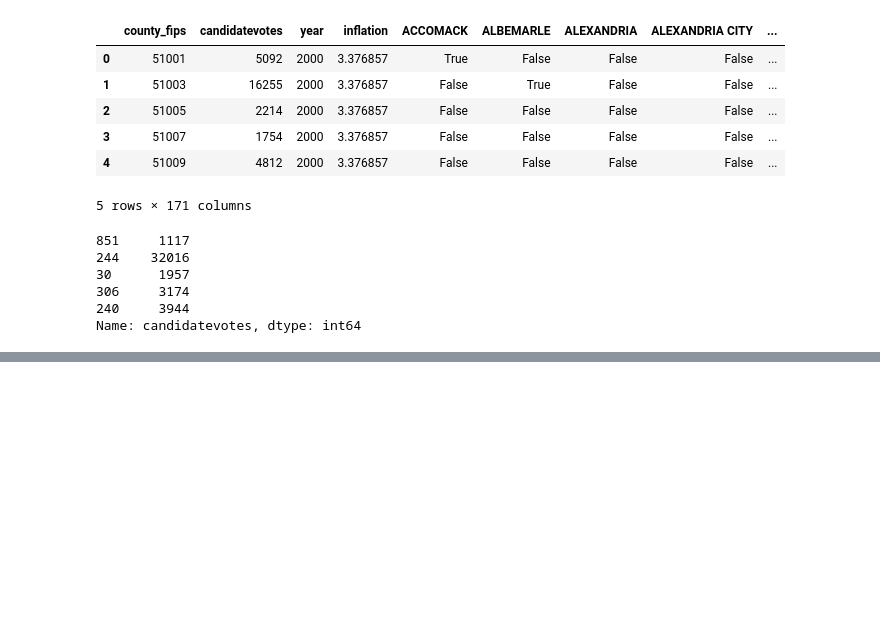
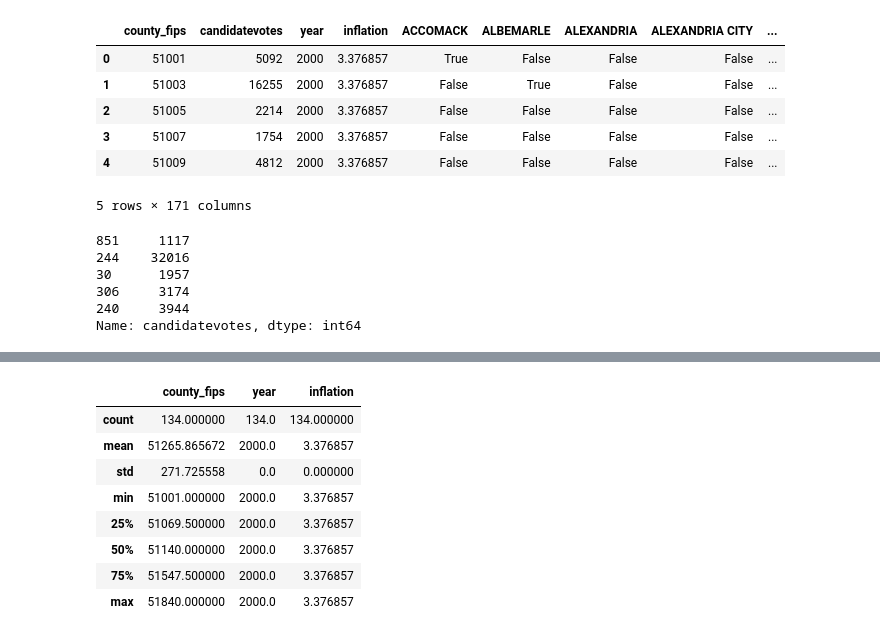
Before and after one commit to ashleyr05/project_voting, a Jupyter notebook: va_voting.ipynb, the cells around one changed output, grey strips where cells are left out. Saved outputs shown, nothing was run; the diff lists cells and outputs as text; code cells hidden in the pictures; blank space fills up the shorter version.

```diff
--- a/va_voting.ipynb
+++ b/va_voting.ipynb
@@ -518,0 +531,12 @@ rf.score(X_test,y_test) # Rsq measure
+# %%
+predict_matrix.describe()
+# %% [output]
+|  | county_fips | year | inflation |
+| count | 134.000000 | 134.0 | 134.000000 |
+| mean | 51265.865672 | 2000.0 | 3.376857 |
+| std | 271.725558 | 0.0 | 0.000000 |
+| min | 51001.000000 | 2000.0 | 3.376857 |
+| 25% | 51069.500000 | 2000.0 | 3.376857 |
+| 50% | 51140.000000 | 2000.0 | 3.376857 |
+| 75% | 51547.500000 | 2000.0 | 3.376857 |
+| max | 51840.000000 | 2000.0 | 3.376857 |
```
Also changed, not shown: parts of 22 cells of this notebook.
